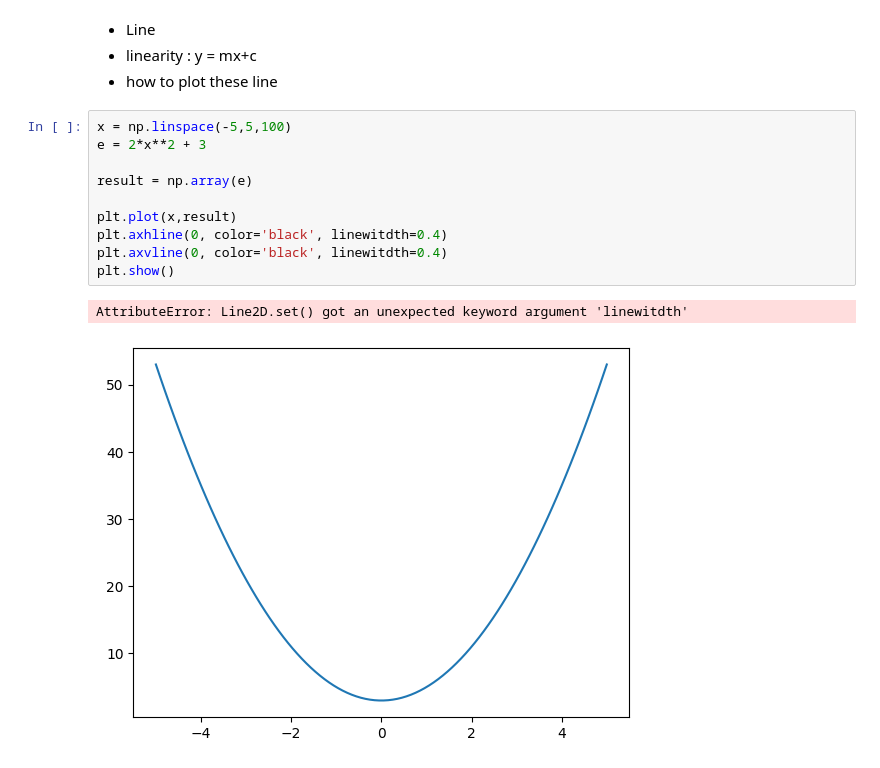
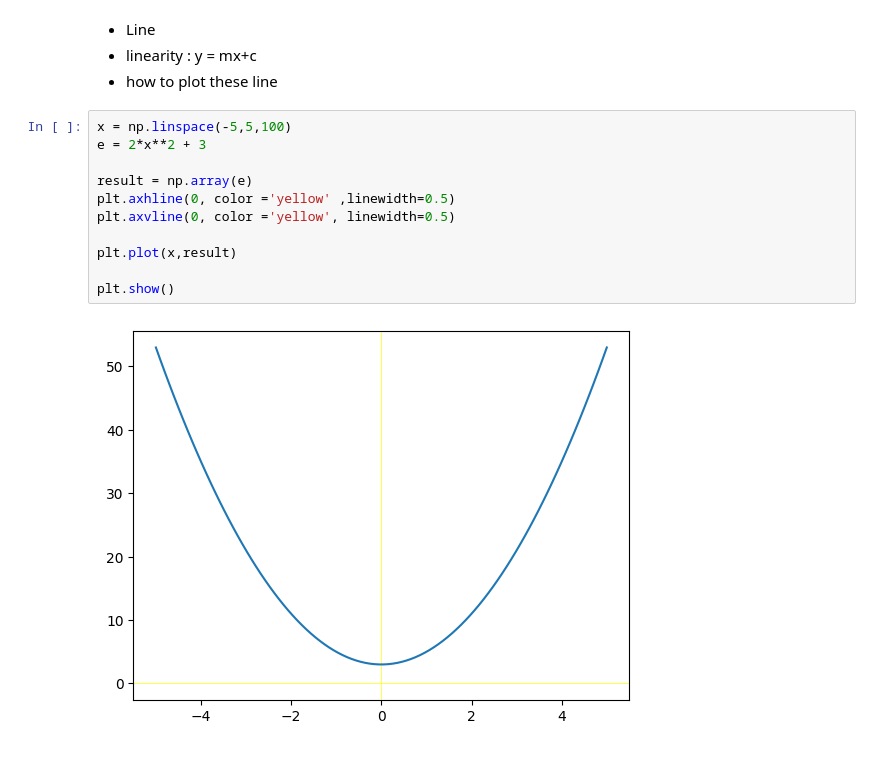
Before and after one commit to athirahslmt/Daily-practice, a Jupyter notebook: Day 14 - Calculus Slope/in class calculus slopes and derivates.ipynb, the cells around one changed output. Drawn from its saved outputs; the diff is of its cells as text.

```diff
--- a/Day 14 - Calculus Slope/in class calculus slopes and derivates.ipynb
+++ b/Day 14 - Calculus Slope/in class calculus slopes and derivates.ipynb
@@ -55,13 +56,13 @@ AttributeError: Line2D.set() got an unexpected keyword argument 'linewitdth'
 # %%
 x = np.linspace(-5,5,100)
 e = 2*x**2 + 3
 
 result = np.array(e)
+plt.axhline(0, color ='yellow' ,linewidth=0.5)
+plt.axvline(0, color ='yellow', linewidth=0.5)
 
 plt.plot(x,result)
-plt.axhline(0, color='black', linewitdth=0.4)
-plt.axvline(0, color='black', linewitdth=0.4)
+
 plt.show()
 # %% [output]
-AttributeError: Line2D.set() got an unexpected keyword argument 'linewitdth'
-[figure, old version]
+[figure, new version]
```
Also changed, not shown: parts of 2 cells of this notebook, 4 other files.
